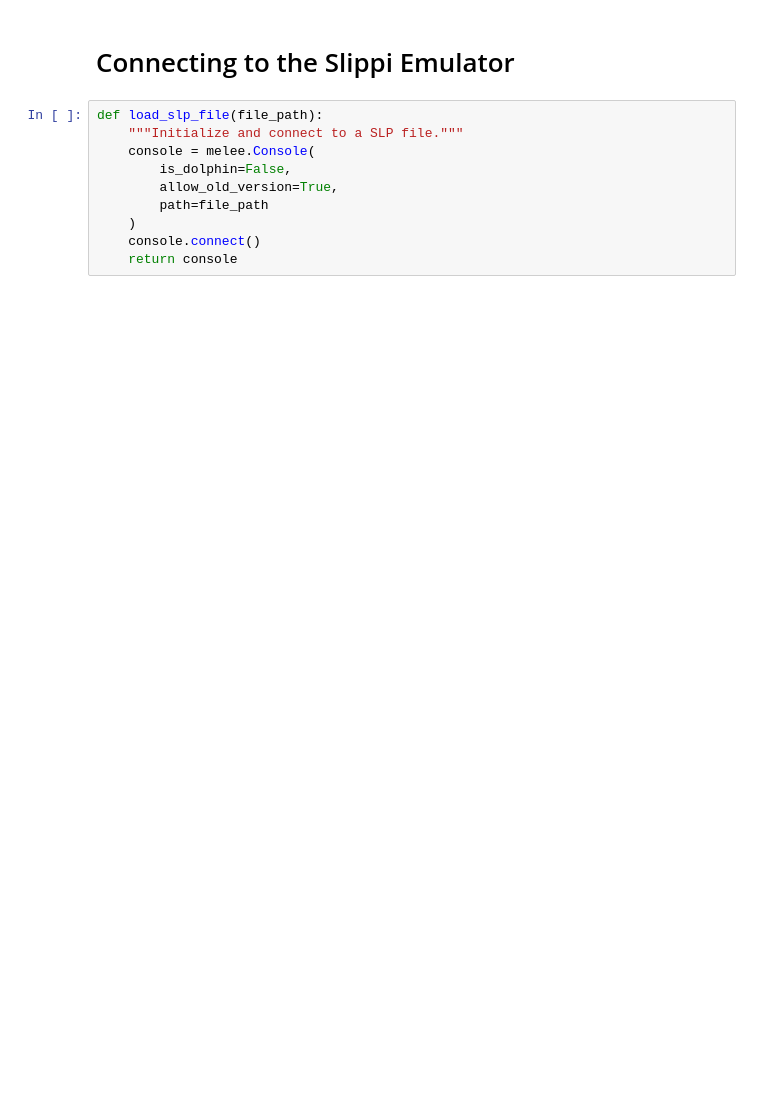
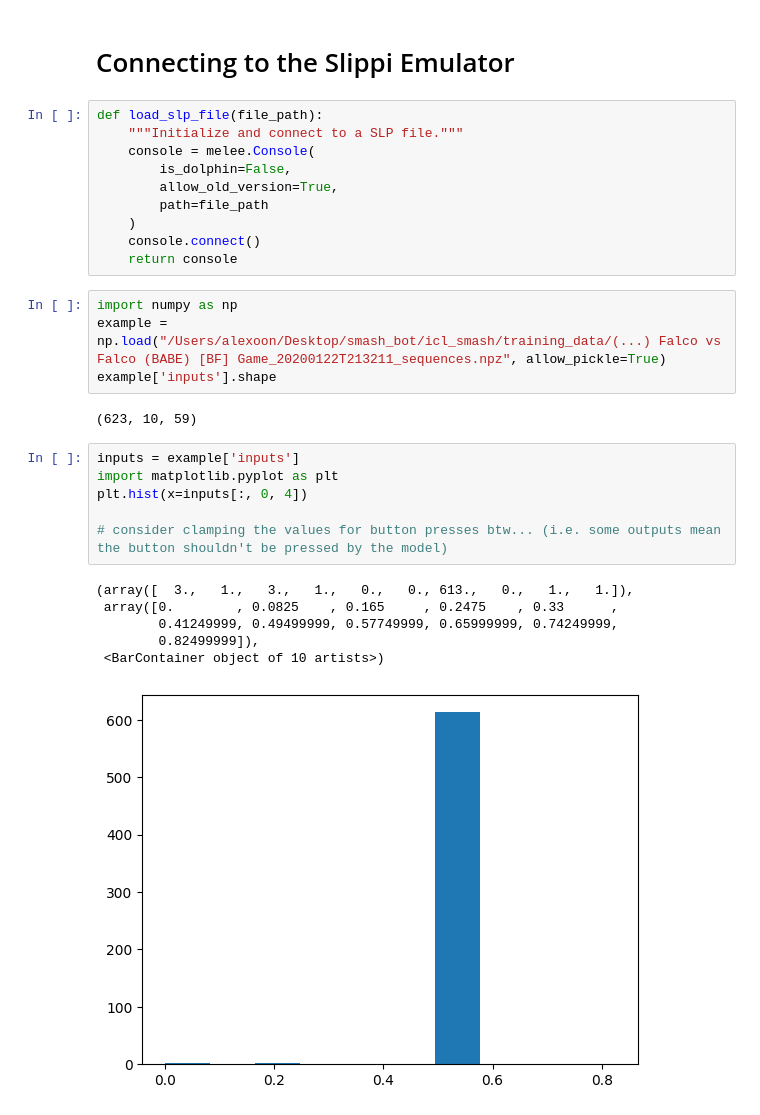
Before and after one commit to Zackoon/icl_smash, a Jupyter notebook: slp.ipynb, the cells around one changed output. Saved outputs shown, nothing was run; the diff lists cells and outputs as text; blank space fills up the shorter version.

```diff
--- a/slp.ipynb
+++ b/slp.ipynb
@@ -74,3 +144,22 @@ def load_slp_file(file_path):
     )
     console.connect()
     return console
+# %%
+import numpy as np
+example = np.load("/Users/alexoon/Desktop/smash_bot/icl_smash/training_data/(...) Falco vs Falco (BABE) [BF] Game_20200122T213211_sequences.npz", allow_pickle=True)
+example['inputs'].shape
+# %% [output]
+(623, 10, 59)
+# %%
+inputs = example['inputs']
+import matplotlib.pyplot as plt
+plt.hist(x=inputs[:, 0, 4])
+
+# consider clamping the values for button presses btw... (i.e. some outputs mean the button shouldn't be pressed by the model)
+# %% [output]
+(array([  3.,   1.,   3.,   1.,   0.,   0., 613.,   0.,   1.,   1.]),
+ array([0.        , 0.0825    , 0.165     , 0.2475    , 0.33      ,
+        0.41249999, 0.49499999, 0.57749999, 0.65999999, 0.74249999,
+        0.82499999]),
+ <BarContainer object of 10 artists>)
+[figure, added]
```
Also changed, not shown: parts of 6 cells of this notebook, 6 other files.
